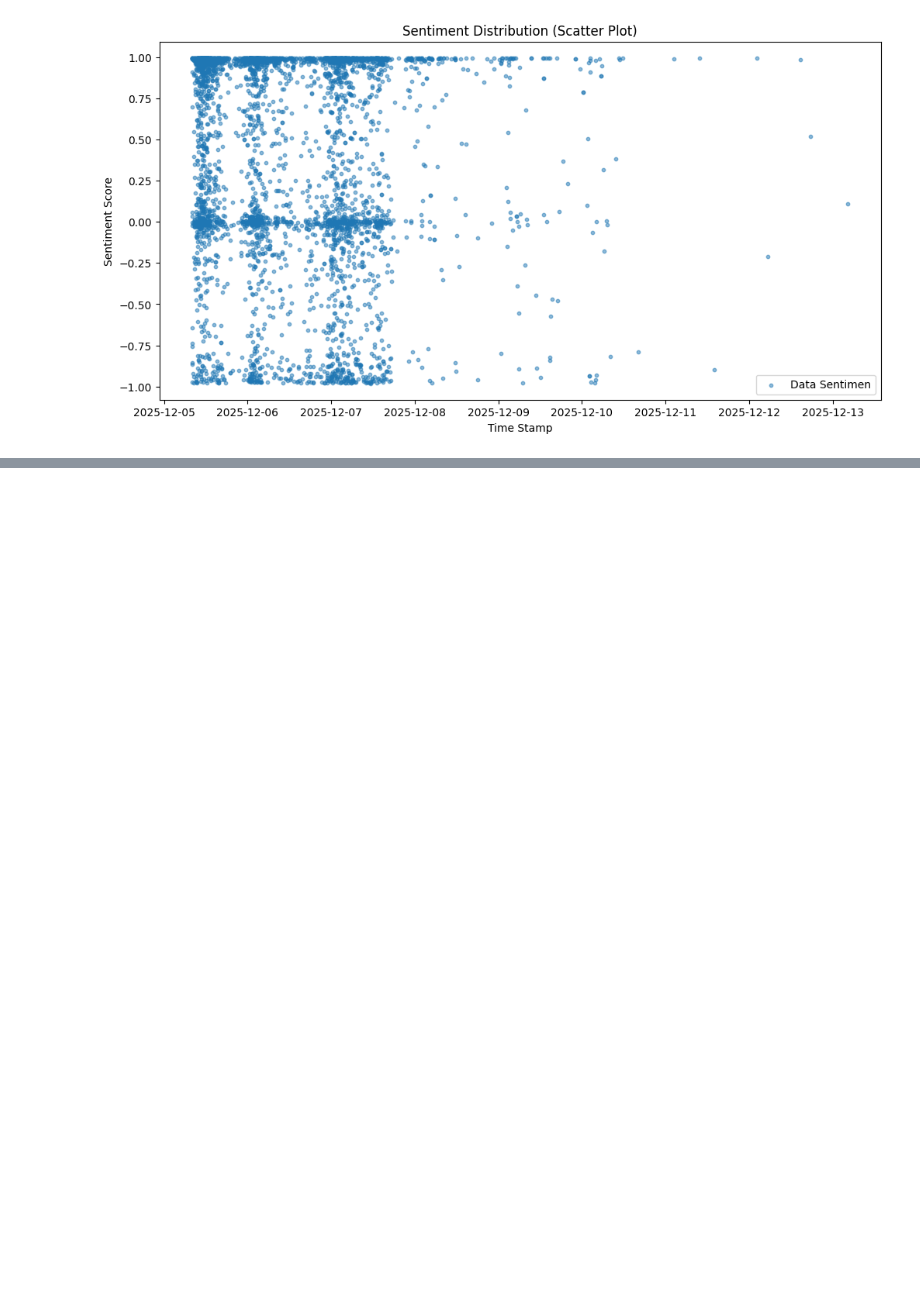
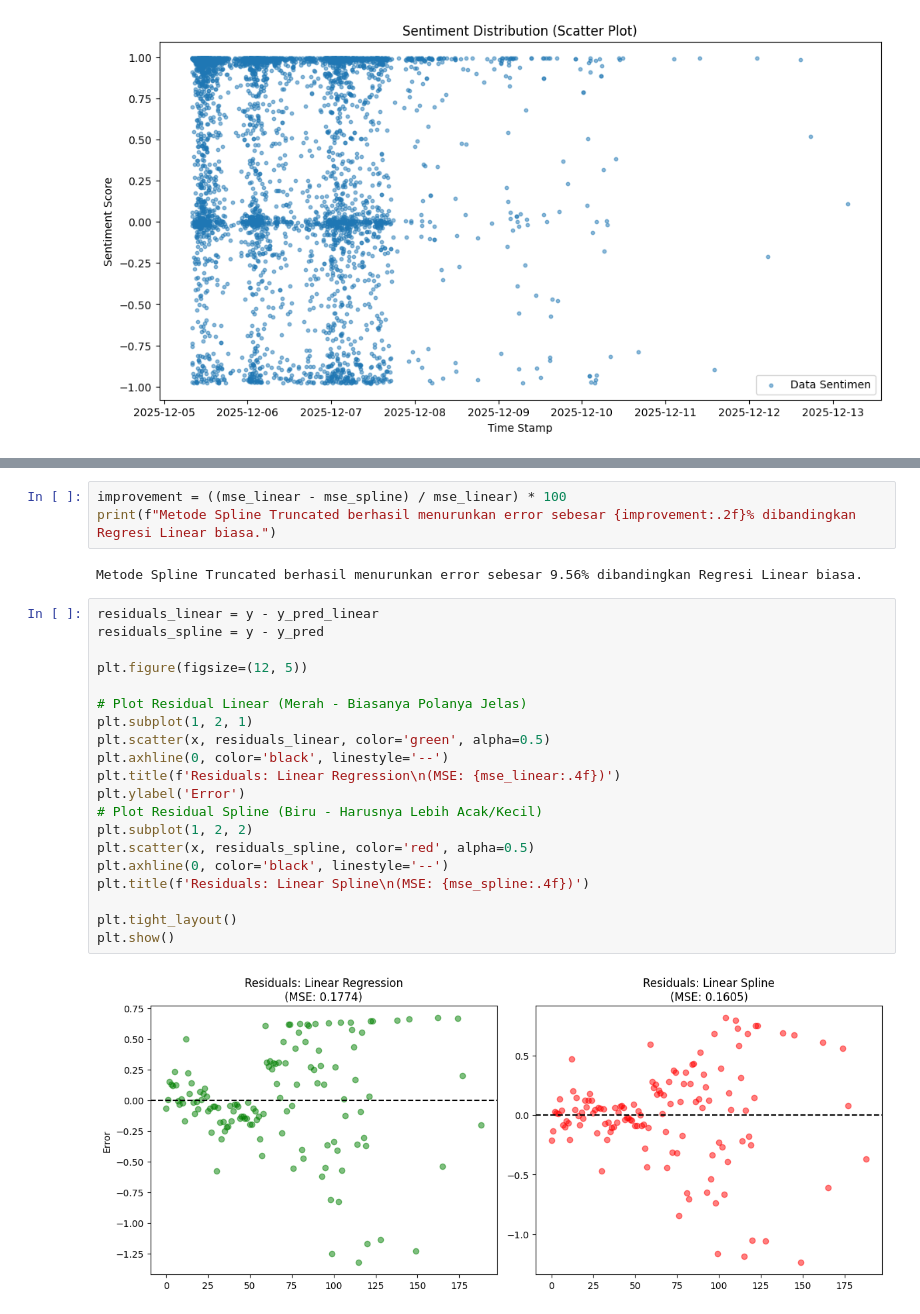
Before and after one commit to YehezkielG/sentiment-spline-truncated-bencana-banjir, a Jupyter notebook: notebook.ipynb, the cells around one changed output, grey strips where cells are left out. Cells and saved outputs as stored; diff of their text form; blank space fills up the shorter version.

```diff
--- a/notebook.ipynb
+++ b/notebook.ipynb
@@ -344,0 +355,27 @@ Knot 9: x=53.39 jam → 2025-12-07 13:23:18
+# %%
+improvement = ((mse_linear - mse_spline) / mse_linear) * 100
+print(f"Metode Spline Truncated berhasil menurunkan error sebesar {improvement:.2f}% dibandingkan Regresi Linear biasa.")
+# %% [output]
+Metode Spline Truncated berhasil menurunkan error sebesar 9.56% dibandingkan Regresi Linear biasa.
+# %%
+residuals_linear = y - y_pred_linear
+residuals_spline = y - y_pred
+
+plt.figure(figsize=(12, 5))
+
+# Plot Residual Linear (Merah - Biasanya Polanya Jelas)
+plt.subplot(1, 2, 1)
+plt.scatter(x, residuals_linear, color='green', alpha=0.5)
+plt.axhline(0, color='black', linestyle='--')
+plt.title(f'Residuals: Linear Regression\n(MSE: {mse_linear:.4f})')
+plt.ylabel('Error')
+# Plot Residual Spline (Biru - Harusnya Lebih Acak/Kecil)
+plt.subplot(1, 2, 2)
+plt.scatter(x, residuals_spline, color='red', alpha=0.5)
+plt.axhline(0, color='black', linestyle='--')
+plt.title(f'Residuals: Linear Spline\n(MSE: {mse_spline:.4f})')
+
+plt.tight_layout()
+plt.show()
+# %% [output]
+[figure, added]
```
Also changed, not shown: parts of 11 cells of this notebook, 1 other file.
